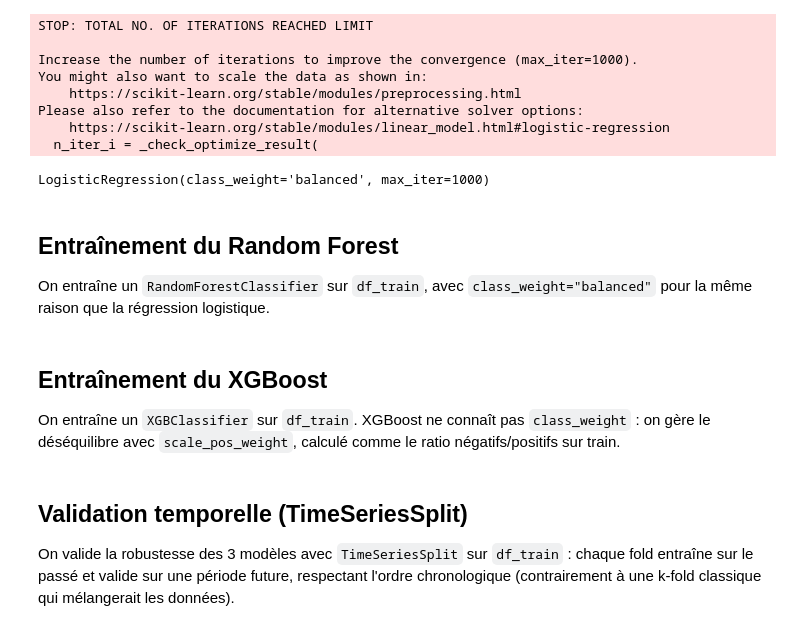
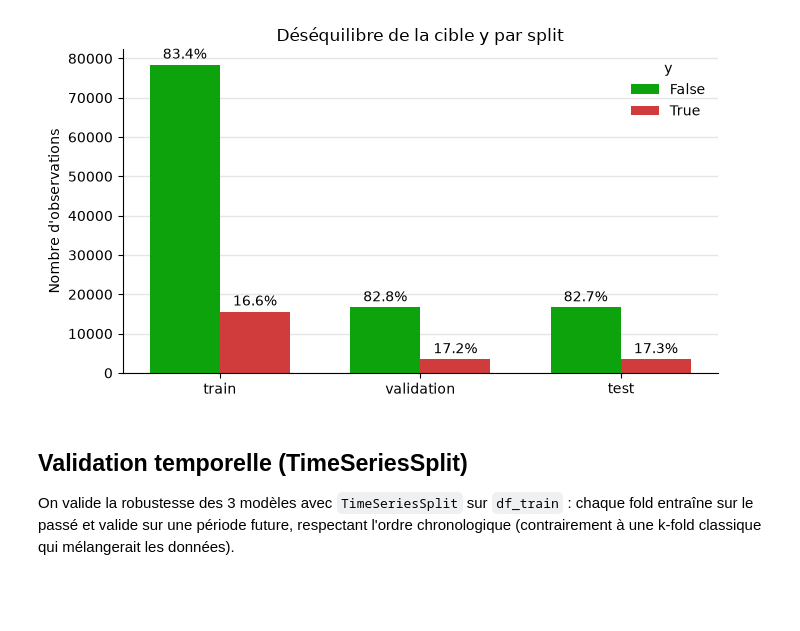
Before and after one commit to aurelien-V03/incidents-indus-ia, a Jupyter notebook: training_model.ipynb, the cells around one changed output. Drawn from its saved outputs; the diff is of its cells as text; code cells hidden in the pictures; blank space fills up the shorter version.

```diff
--- a/training_model.ipynb
+++ b/training_model.ipynb
@@ -42,7 +153,14 @@ other_cols = [
     "days_since_last_maintenance",
 ]
 
-df = df.drop(columns=leakage_cols + id_cols + date_cols + other_cols)
+df = df.drop(columns=leakage_cols + id_cols + date_cols + other_cols + LOW_IMPORTANCE_FEATURES)
 df = df.rename(columns={"label_failure_next_24h": "y"})
-df.head()
+
+df_train = df[df["split_set"] == "train"].drop(columns=["split_set"])
+df_validation = df[df["split_set"] == "validation"].drop(columns=["split_set"])
+df_test = df[df["split_set"] == "test"].drop(columns=["split_set"])
+
+print(f"train: {df_train.shape}")
+print(f"validation: {df_validation.shape}")
+print(f"test: {df_test.shape}")
 # %% [output]
@@ -77,6 +228,0 @@ On mesure le déséquilibre de `y` uniquement sur `df_train`, pour ne pas se bas
-# %%
-y_counts = df_train["y"].value_counts()
-y_pct = df_train["y"].value_counts(normalize=True) * 100
-
-for label in y_counts.index:
-    print(f"{label}: {y_counts[label]} ({y_pct[label]:.2f}%)")
@@ -168,22 +228,0 @@ On entraîne une régression logistique sur `df_train`, avec `class_weight="bala
-# %%
-from sklearn.linear_model import LogisticRegression
-
-X_train = df_train[feature_cols]
-y_train = df_train["y"]
-
-log_reg = LogisticRegression(class_weight="balanced", max_iter=1000)
-log_reg.fit(X_train, y_train)
-# %% [output]
-STOP: TOTAL NO. OF ITERATIONS REACHED LIMIT
-
-Increase the number of iterations to improve the convergence (max_iter=1000).
-You might also want to scale the data as shown in:
-    https://scikit-learn.org/stable/modules/preprocessing.html
-Please also refer to the documentation for alternative solver options:
-    https://scikit-learn.org/stable/modules/linear_model.html#logistic-regression
-  n_iter_i = _check_optimize_result(
-LogisticRegression(class_weight='balanced', max_iter=1000)
-# %% [markdown]
-## Entraînement du Random Forest
-
-On entraîne un `RandomForestClassifier` sur `df_train`, avec `class_weight="balanced"` pour la même raison que la régression logistique.
@@ -195,4 +228,0 @@ random_forest.fit(X_train, y_train)
-# %% [markdown]
-## Entraînement du XGBoost
-
-On entraîne un `XGBClassifier` sur `df_train`. XGBoost ne connaît pas `class_weight` : on gère le déséquilibre avec `scale_pos_weight`, calculé comme le ratio négatifs/positifs sur train.
@@ -206,3 +229,36 @@ xgboost_model.fit(X_train, y_train)
+# %%
+import matplotlib.pyplot as plt
+import numpy as np
+
+splits = {"train": df_train, "validation": df_validation, "test": df_test}
+status_colors = {False: "#0ca30c", True: "#d03b3b"}  # good (pas de panne) / critical (panne)
+
+imbalance_df = pd.DataFrame({
+    split_name: split_df["y"].value_counts().reindex([False, True])
+    for split_name, split_df in splits.items()
+})
+imbalance_pct = (imbalance_df / imbalance_df.sum() * 100).round(1)
+
+x = np.arange(len(splits))
+width = 0.35
+
+fig_imbalance, ax = plt.subplots(figsize=(7, 4))
+for i, label in enumerate([False, True]):
+    offset = (i - 0.5) * width
+    bars = ax.bar(x + offset, imbalance_df.loc[label], width, label=str(label), color=status_colors[label])
+    ax.bar_label(bars, labels=[f"{p}%" for p in imbalance_pct.loc[label]], padding=2)
+
+ax.set_xticks(x, list(splits.keys()))
+ax.set_ylabel("Nombre d'observations")
+ax.set_title("Déséquilibre de la cible y par split")
+ax.legend(title="y", frameon=False)
+ax.spines[["top", "right"]].set_visible(False)
+ax.yaxis.grid(True, color="#e5e5e5", linewidth=1)
+ax.set_axisbelow(True)
+plt.tight_layout()
+plt.show()
+# %% [output]
+[figure, added]
 # %% [markdown]
 ## Validation temporelle (TimeSeriesSplit)
 
```
Also changed, not shown: parts of 51 cells of this notebook, 6 other files.
